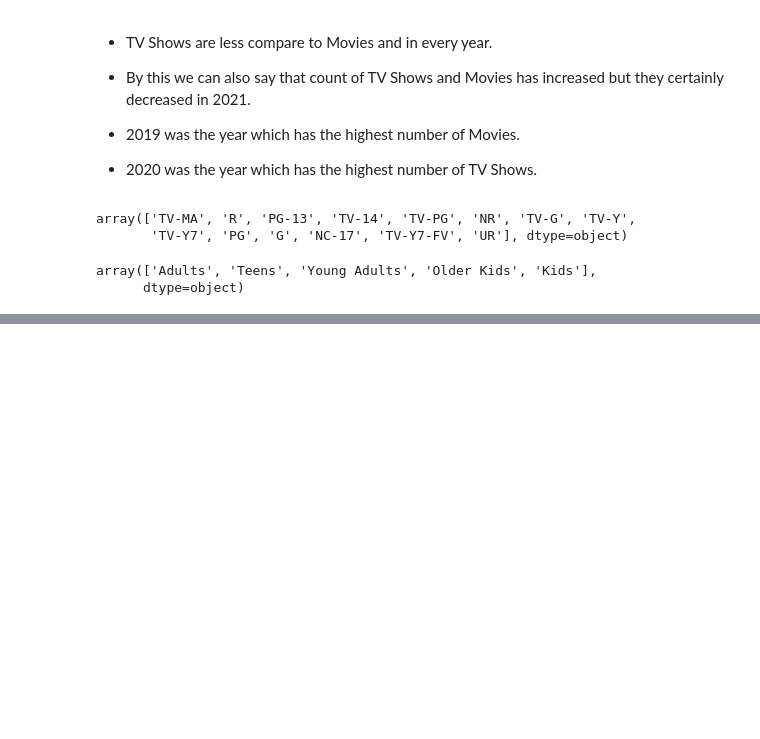
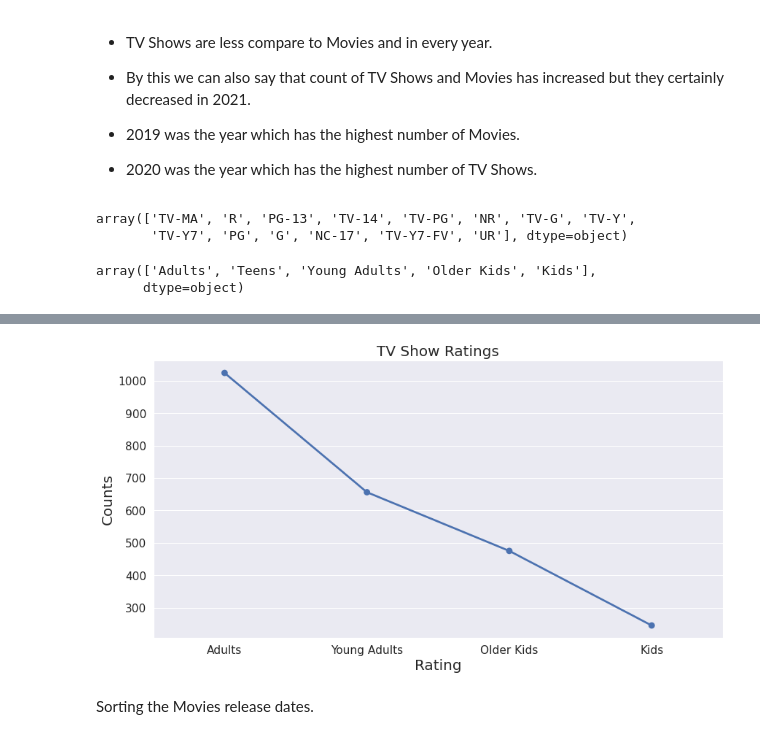
Before and after one commit to AadarshPandey29/Netflix-Movies-and-TV-Shows-Clustering-Analysis, a Jupyter notebook: Netflix_Movies_and_TV_Shows_Clustering_(Capstone_4).ipynb, the cells around one changed output, grey strips where cells are left out. Cells and saved outputs as stored; diff of their text form; code cells hidden in the pictures; blank space fills up the shorter version.

```diff
--- a/Netflix_Movies_and_TV_Shows_Clustering_(Capstone_4).ipynb
+++ b/Netflix_Movies_and_TV_Shows_Clustering_(Capstone_4).ipynb
@@ -418,0 +465,12 @@ plt.show()
+# %%
+#Rating based on rating system of all TV Shows
+tv_ratings = tv_shows.groupby(['rating'])['show_id'].count().reset_index(name='count').sort_values(by='count',ascending=False)
+fig_dims = (14,7)
+fig, ax = plt.subplots(figsize=fig_dims)
+sns.pointplot(x='rating',y='count',data=tv_ratings)
+plt.xlabel('Rating', fontsize = 20)
+plt.ylabel('Counts', fontsize = 20)
+plt.title('TV Show Ratings',size='20')
+plt.show()
+# %% [output]
+[figure, added]
@@ -418,0 +480,2 @@ plt.show()
+# %% [markdown]
+Sorting the Movies release dates.
```
Also changed, not shown: parts of 43 cells of this notebook.
